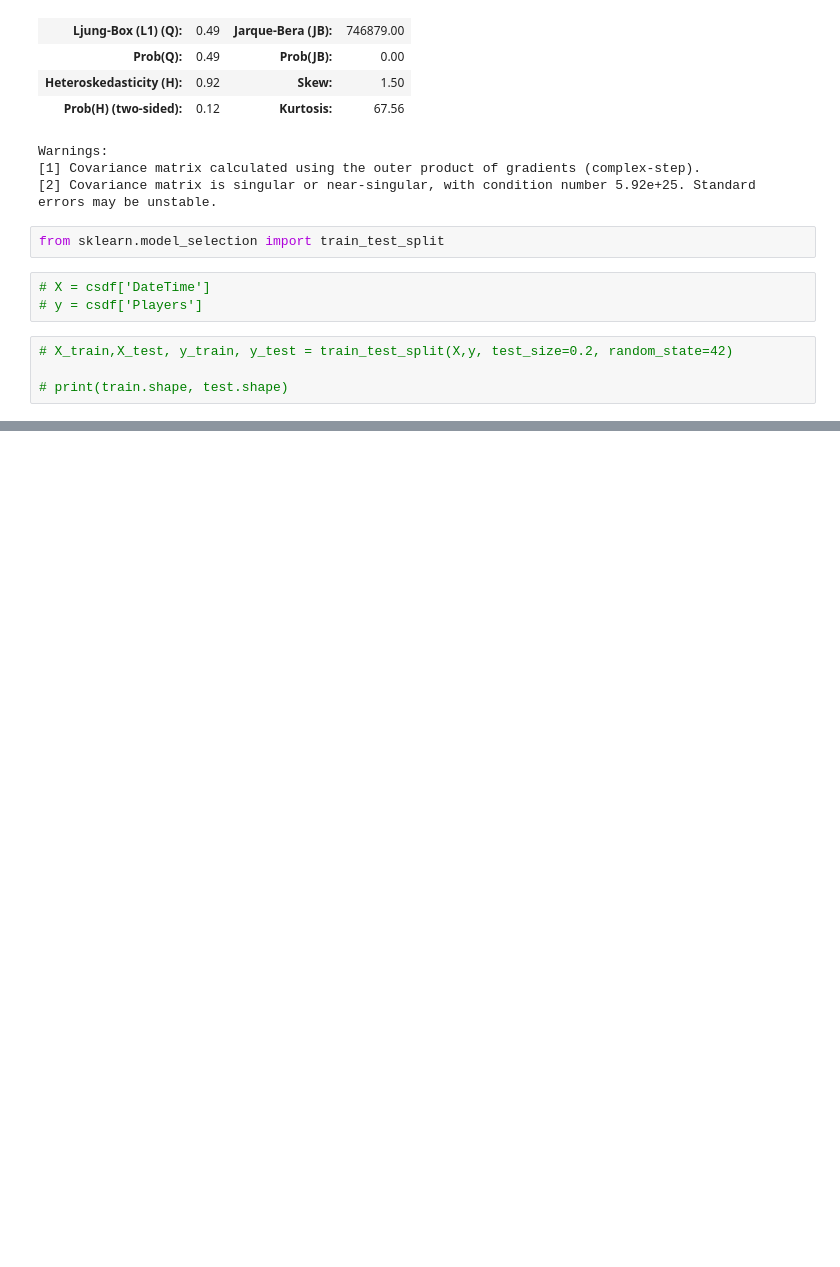
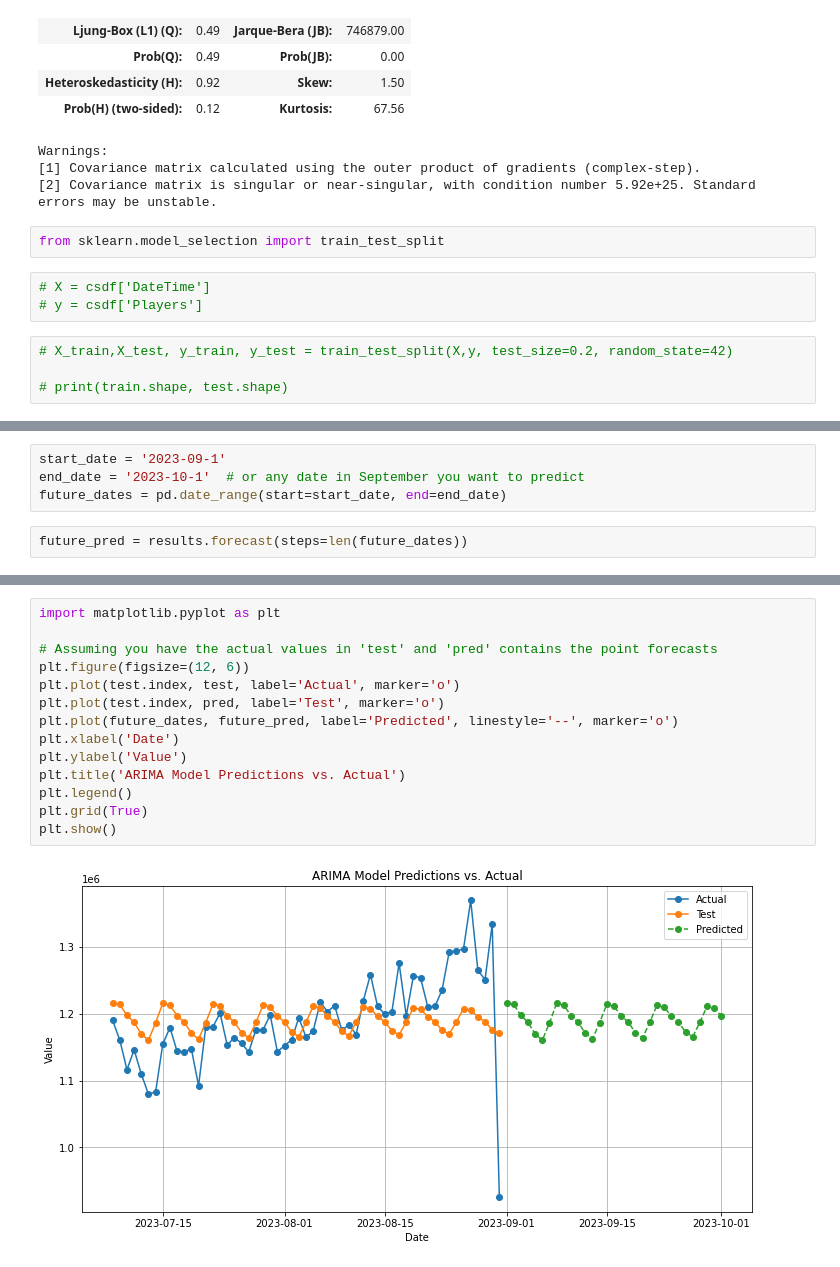
Before and after one commit to darrenxx3/csgo-countplayer, a Jupyter notebook: code.ipynb, the cells around one changed output, grey strips where cells are left out. Cells and saved outputs as stored; diff of their text form; blank space fills up the shorter version.

```diff
--- a/code.ipynb
+++ b/code.ipynb
@@ -399,0 +462,6 @@ TypeError: predict() missing 1 required positional argument: 'params'
+# %%
+start_date = '2023-09-1'
+end_date = '2023-10-1'  # or any date in September you want to predict
+future_dates = pd.date_range(start=start_date, end=end_date)
+# %%
+future_pred = results.forecast(steps=len(future_dates))
@@ -399,0 +483,16 @@ TypeError: predict() missing 1 required positional argument: 'params'
+# %%
+import matplotlib.pyplot as plt
+
+# Assuming you have the actual values in 'test' and 'pred' contains the point forecasts
+plt.figure(figsize=(12, 6))
+plt.plot(test.index, test, label='Actual', marker='o')
+plt.plot(test.index, pred, label='Test', marker='o')
+plt.plot(future_dates, future_pred, label='Predicted', linestyle='--', marker='o')
+plt.xlabel('Date')
+plt.ylabel('Value')
+plt.title('ARIMA Model Predictions vs. Actual')
+plt.legend()
+plt.grid(True)
+plt.show()
+# %% [output]
+[figure, added]
```
Also changed, not shown: parts of 14 cells of this notebook.
